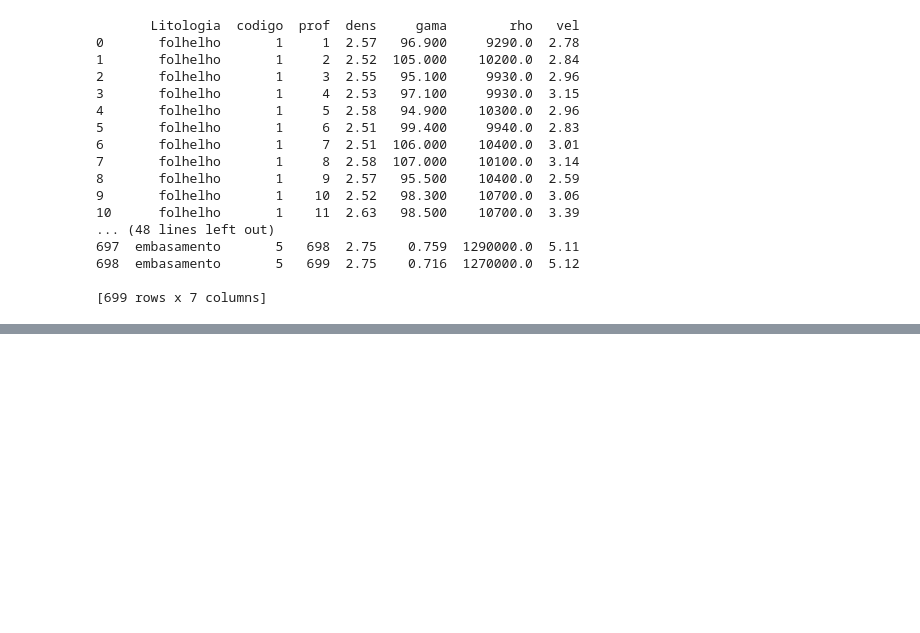
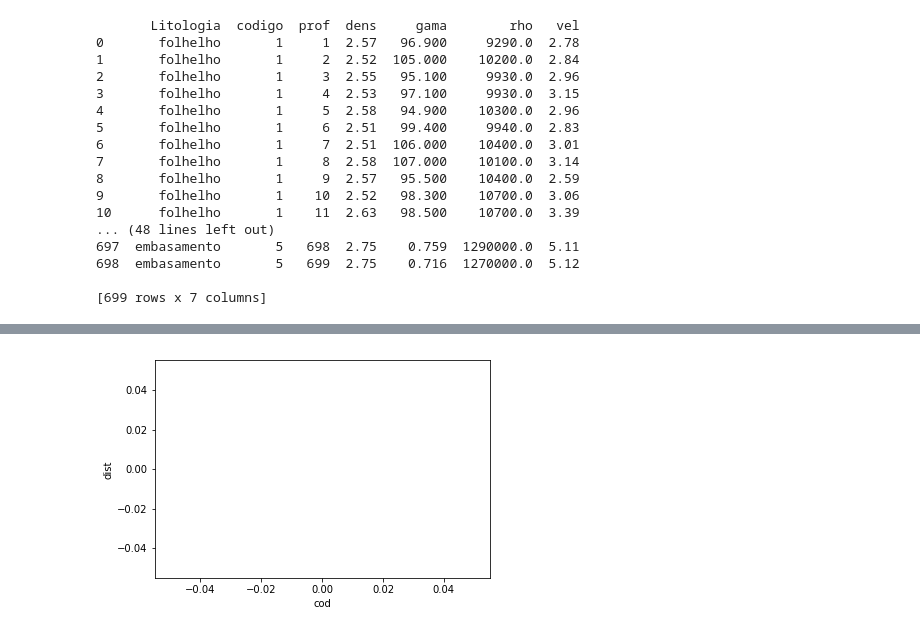
Before and after one commit to VictorCarreira/Classificador, a Jupyter notebook: Preclassificador.ipynb, the cells around one changed output, grey strips where cells are left out. Drawn from its saved outputs; the diff is of its cells as text; code cells hidden in the pictures; blank space fills up the shorter version.

```diff
--- a/Preclassificador.ipynb
+++ b/Preclassificador.ipynb
@@ -71,0 +91,8 @@ TypeError: expected string or buffer
+# %%
+c2 = pd.read_table('SemelhançaC2.txt', sep='\s+')
+#print(c1)
+dc2 = pd.DataFrame(c2, columns=['dist','cod'])
+dc2.plot.scatter(x='cod', y='dist');
+#dc1.plot.hexbin(x='a', y='b', C='z', reduce_C_function=np.max,gridsize=25)
+# %% [output]
+[figure, added]
```
Also changed, not shown: parts of 12 cells of this notebook.
